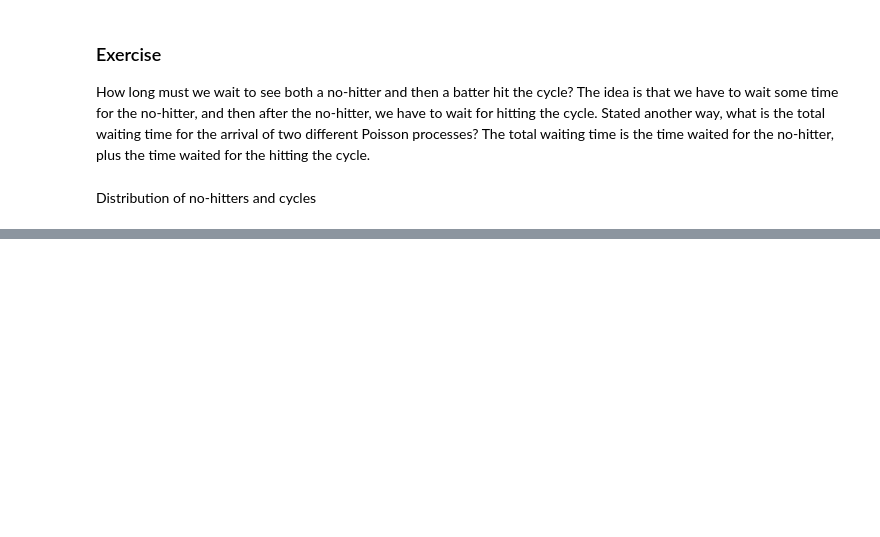
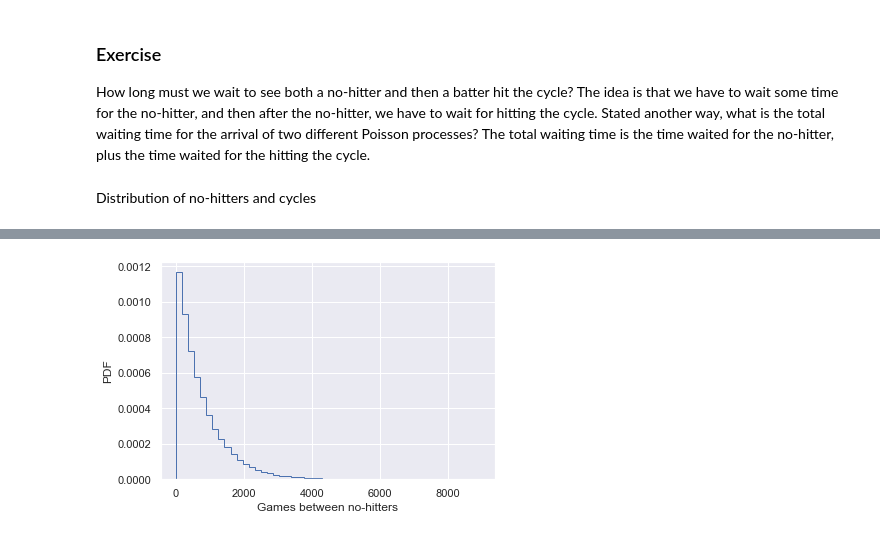
Before and after one commit to Yuleii/programming-notebook, a Jupyter notebook: statistical_thinking_in_python.ipynb, the cells around one changed output, grey strips where cells are left out. Saved outputs shown, nothing was run; the diff lists cells and outputs as text; code cells hidden in the pictures; blank space fills up the shorter version.

```diff
--- a/statistical_thinking_in_python.ipynb
+++ b/statistical_thinking_in_python.ipynb
@@ -905,0 +908,46 @@ The 'normed' kwarg was deprecated in Matplotlib 2.1 and will be removed in 3.1.
+# %%
+nohitter_times = np.array([ 843, 1613, 1101,  215,  684,  814,  278,  324,  161,  219,  545,
+        715,  966,  624,   29,  450,  107,   20,   91, 1325,  124, 1468,
+        104, 1309,  429,   62, 1878, 1104,  123,  251,   93,  188,  983,
+        166,   96,  702,   23,  524,   26,  299,   59,   39,   12,    2,
+        308, 1114,  813,  887,  645, 2088,   42, 2090,   11,  886, 1665,
+       1084, 2900, 2432,  750, 4021, 1070, 1765, 1322,   26,  548, 1525,
+         77, 2181, 2752,  127, 2147,  211,   41, 1575,  151,  479,  697,
+        557, 2267,  542,  392,   73,  603,  233,  255,  528,  397, 1529,
+       1023, 1194,  462,  583,   37,  943,  996,  480, 1497,  717,  224,
+        219, 1531,  498,   44,  288,  267,  600,   52,  269, 1086,  386,
+        176, 2199,  216,   54,  675, 1243,  463,  650,  171,  327,  110,
+        774,  509,    8,  197,  136,   12, 1124,   64,  380,  811,  232,
+        192,  731,  715,  226,  605,  539, 1491,  323,  240,  179,  702,
+        156,   82, 1397,  354,  778,  603, 1001,  385,  986,  203,  149,
+        576,  445,  180, 1403,  252,  675, 1351, 2983, 1568,   45,  899,
+       3260, 1025,   31,  100, 2055, 4043,   79,  238, 3931, 2351,  595,
+        110,  215,    0,  563,  206,  660,  242,  577,  179,  157,  192,
+        192, 1848,  792, 1693,   55,  388,  225, 1134, 1172, 1555,   31,
+       1582, 1044,  378, 1687, 2915,  280,  765, 2819,  511, 1521,  745,
+       2491,  580, 2072, 6450,  578,  745, 1075, 1103, 1549, 1520,  138,
+       1202,  296,  277,  351,  391,  950,  459,   62, 1056, 1128,  139,
+        420,   87,   71,  814,  603, 1349,  162, 1027,  783,  326,  101,
+        876,  381,  905,  156,  419,  239,  119,  129,  467])
+# %%
+# Seed random number generator
+np.random.seed(42)
+
+# Compute mean no-hitter time: tau
+tau = np.mean(nohitter_times)
+
+# Draw out of an exponential distribution with parameter tau: inter_nohitter_time
+inter_nohitter_time = np.random.exponential(tau, 100000)
+
+# Plot the PDF and label axes
+_ = plt.hist(inter_nohitter_time,
+             bins=50, density=True, histtype='step')
+_ = plt.xlabel('Games between no-hitters')
+_ = plt.ylabel('PDF')
+
+# Show the plot
+plt.show()
+
+# We see the typical shape of the Exponential distribution, going from a maximum at 0 and decaying to the right.
+# %% [output]
+[figure, added]
```
Also changed, not shown: parts of 25 cells of this notebook.
